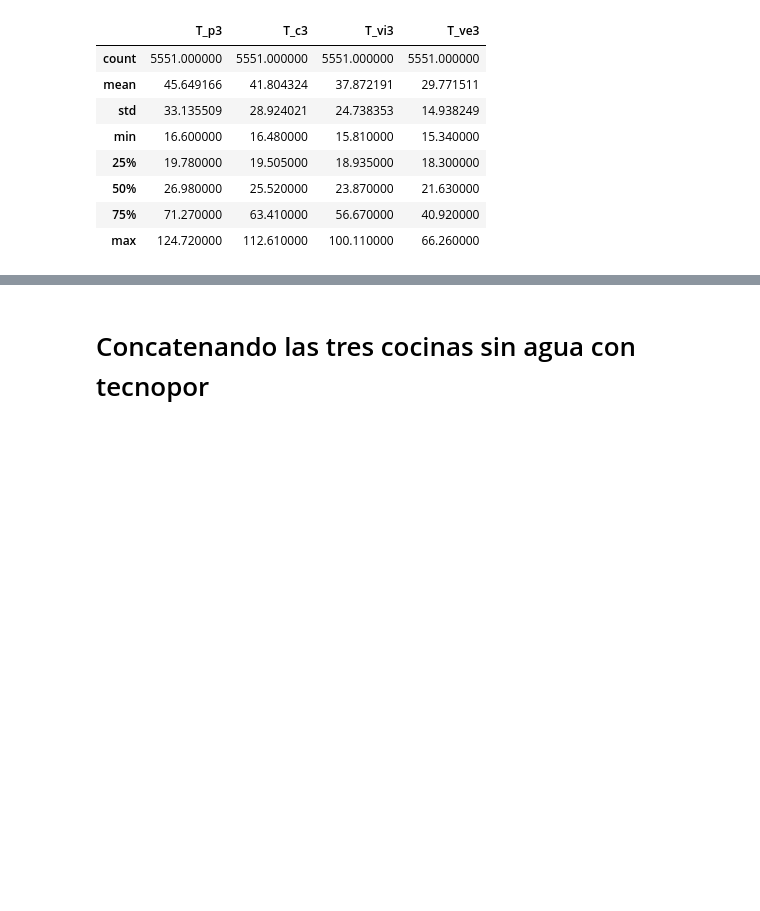
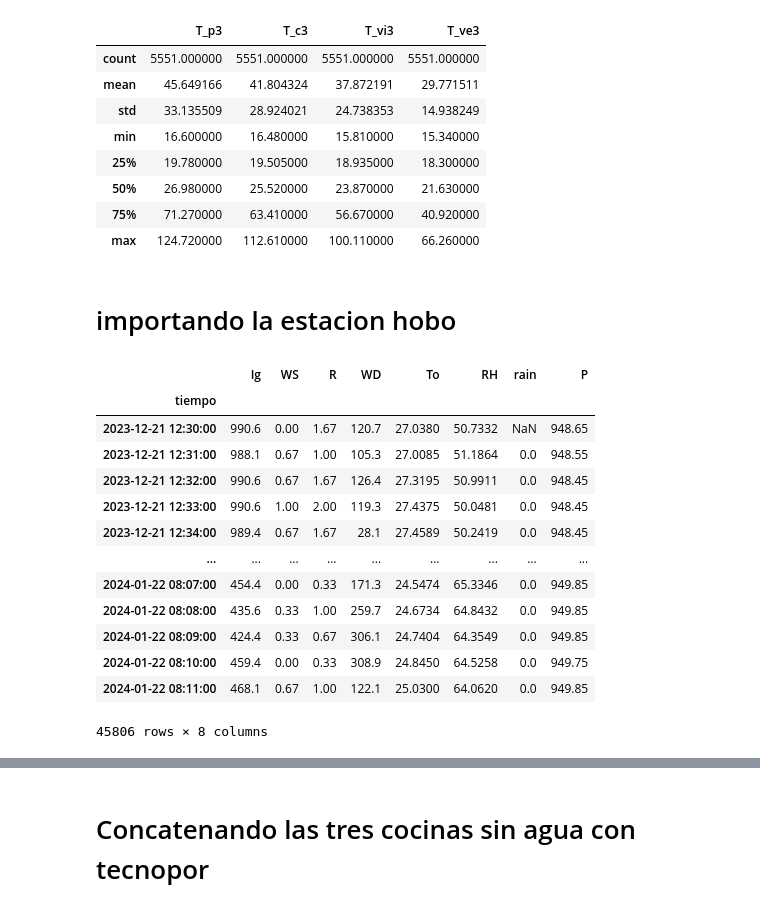
Before and after one commit to JohnChL/Tesis_Maria_UNJBG, a Jupyter notebook: notebooks/001_Tecnopor_SinAgua.ipynb, the cells around one changed output, grey strips where cells are left out. Cells and saved outputs as stored; diff of their text form; code cells hidden in the pictures; blank space fills up the shorter version.

```diff
--- a/notebooks/001_Tecnopor_SinAgua.ipynb
+++ b/notebooks/001_Tecnopor_SinAgua.ipynb
@@ -137,3 +137,23 @@ df3.describe()
 | 50% | 26.980000 | 25.520000 | 23.870000 | 21.630000 |
 | 75% | 71.270000 | 63.410000 | 56.670000 | 40.920000 |
 | max | 124.720000 | 112.610000 | 100.110000 | 66.260000 |
+# %% [markdown]
+# importando la estacion hobo
+# %%
+estacion_hobo = pd.read_csv('../data/002_processed/estacion_hobo.csv', index_col = 0, parse_dates = True)
+estacion_hobo
+# %% [output]
+|  | Ig | WS | R | WD | To | RH | rain | P |
+| tiempo |  |  |  |  |  |  |  |  |
+| 2023-12-21 12:30:00 | 990.6 | 0.00 | 1.67 | 120.7 | 27.0380 | 50.7332 | NaN | 948.65 |
+| 2023-12-21 12:31:00 | 988.1 | 0.67 | 1.00 | 105.3 | 27.0085 | 51.1864 | 0.0 | 948.55 |
+| 2023-12-21 12:32:00 | 990.6 | 0.67 | 1.67 | 126.4 | 27.3195 | 50.9911 | 0.0 | 948.45 |
+| 2023-12-21 12:33:00 | 990.6 | 1.00 | 2.00 | 119.3 | 27.4375 | 50.0481 | 0.0 | 948.45 |
+| 2023-12-21 12:34:00 | 989.4 | 0.67 | 1.67 | 28.1 | 27.4589 | 50.2419 | 0.0 | 948.45 |
+| ... | ... | ... | ... | ... | ... | ... | ... | ... |
+| 2024-01-22 08:07:00 | 454.4 | 0.00 | 0.33 | 171.3 | 24.5474 | 65.3346 | 0.0 | 949.85 |
+| 2024-01-22 08:08:00 | 435.6 | 0.33 | 1.00 | 259.7 | 24.6734 | 64.8432 | 0.0 | 949.85 |
+| 2024-01-22 08:09:00 | 424.4 | 0.33 | 0.67 | 306.1 | 24.7404 | 64.3549 | 0.0 | 949.85 |
+| 2024-01-22 08:10:00 | 459.4 | 0.00 | 0.33 | 308.9 | 24.8450 | 64.5258 | 0.0 | 949.75 |
+| 2024-01-22 08:11:00 | 468.1 | 0.67 | 1.00 | 122.1 | 25.0300 | 64.0620 | 0.0 | 949.85 |
+45806 rows × 8 columns
```
Also changed, not shown: parts of 9 cells of this notebook.
